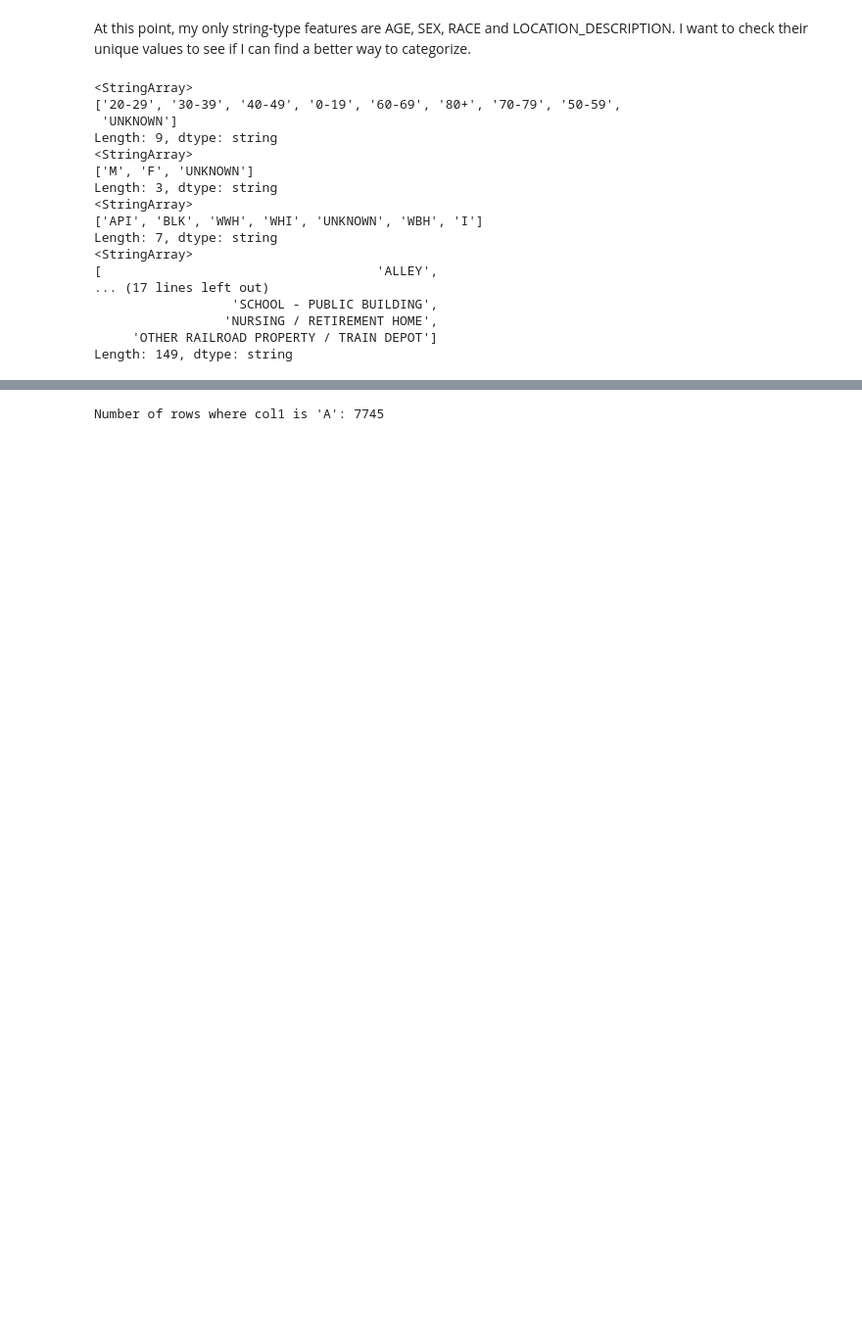
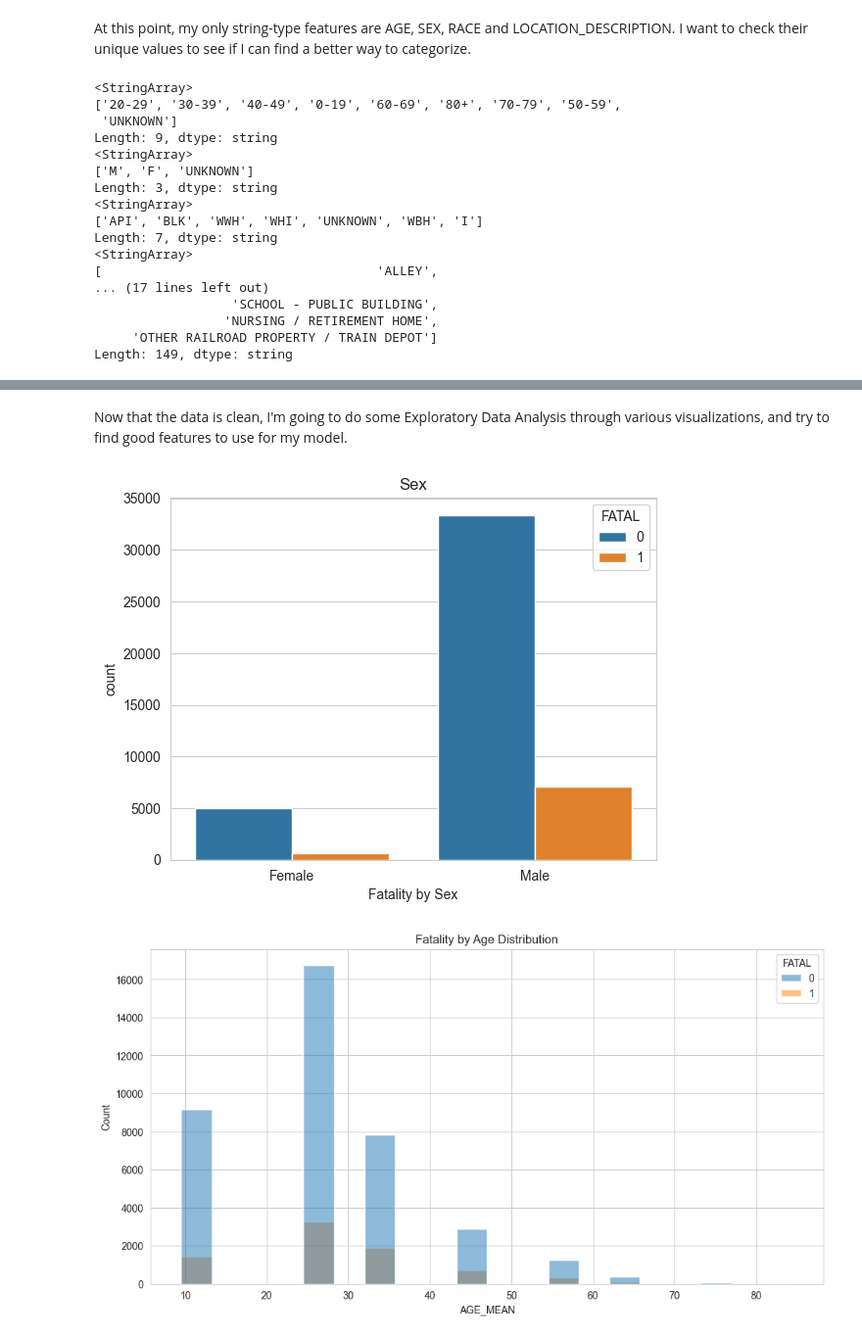
Before and after one commit to apoyando/CHIcrime, a Jupyter notebook: CHIcrime.ipynb, the cells around one changed output, grey strips where cells are left out. Shown at 98% size. Cells and saved outputs as stored; diff of their text form; code cells hidden in the pictures; blank space fills up the shorter version.

```diff
--- a/CHIcrime.ipynb
+++ b/CHIcrime.ipynb
@@ -232,15 +241,25 @@ memory usage: 5.3 MB
-# %%
-count_a = (df['FATAL'] == 1).sum()
-print(f"Number of rows where col1 is 'A': {count_a}")
-
-
-# Define Figure Size
-# plt.figure(figsize=(12, 6))
-
-# # 1. Age Distribution
-# sns.histplot(df['AGE'], bins=20, kde=False)
-# plt.title("Age Distribution")
-# plt.show()
-# %% [output]
-Number of rows where col1 is 'A': 7745
+# %% [markdown]
+Now that the data is clean, I'm going to do some Exploratory Data Analysis through various visualizations, and try to find good features to use for my model.
+# %%
+# sns.countplot(x=df['FATAL'])
+# plt.title("Fatal vs. Non-fatal")
+# plt.xticks([0, 1], ['Non-fatal', 'Fatal'])
+# plt.xlabel('Fatality')
+# plt.show()
+
+sns.countplot(x=df['IS_MALE'], hue=df['FATAL'],)
+plt.title("Sex")
+plt.xticks([0, 1], ['Female', 'Male'])
+plt.xlabel('Fatality by Sex')
+plt.show()
+
+
+plt.figure(figsize=(12, 6))
+
+sns.histplot(x=df['AGE_MEAN'], hue=df['FATAL'], bins=20)
+plt.title("Fatality by Age Distribution")
+plt.show()
+# %% [output]
+[figure, added]
+[figure, added]
 # %%
```
Also changed, not shown: parts of 7 cells of this notebook.
